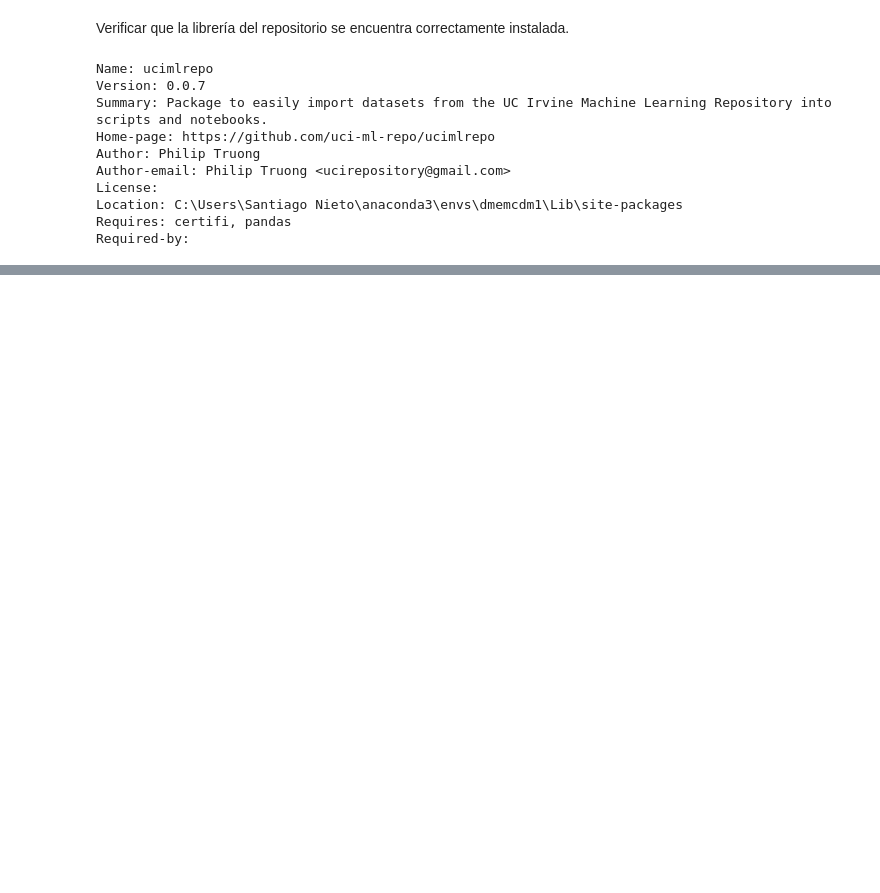
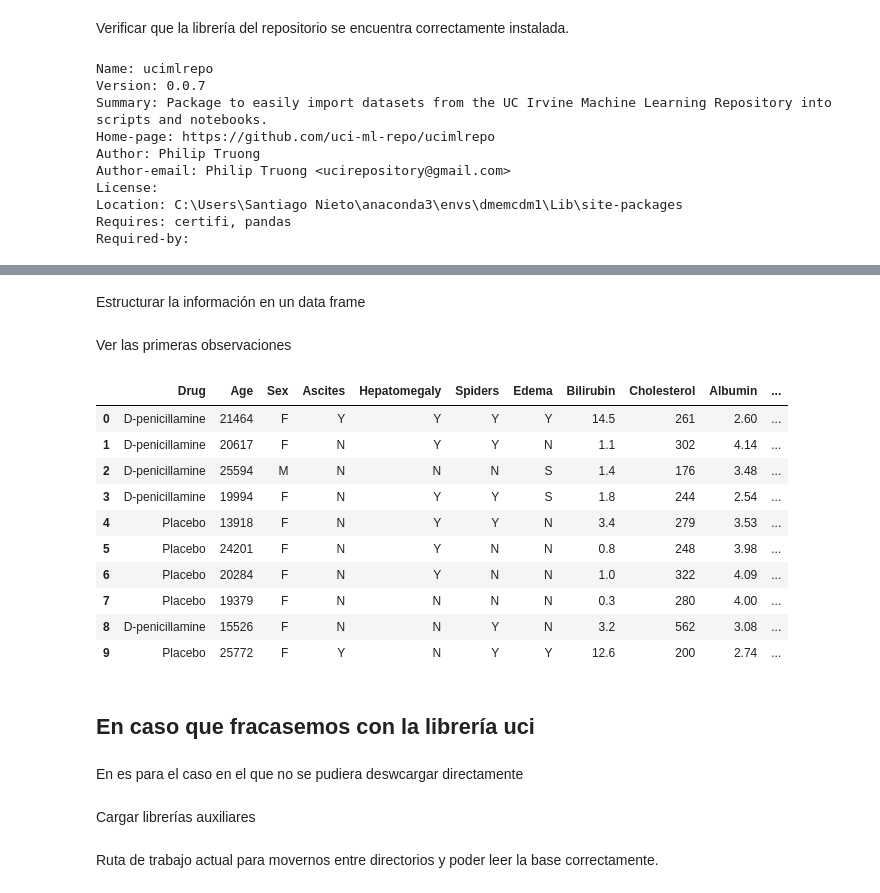
Before and after one commit to Grim1004/DMEMCDM1, a Jupyter notebook: python/cirrosis.ipynb, the cells around one changed output, grey strips where cells are left out. Saved outputs shown, nothing was run; the diff lists cells and outputs as text; code cells hidden in the pictures; blank space fills up the shorter version.

Commit message:
[UPDATE] Actualización notebook de cirrosis hasta donde nos quedamos en la clase

```diff
--- a/python/cirrosis.ipynb
+++ b/python/cirrosis.ipynb
@@ -67,0 +100,30 @@ Required-by:
+# %% [markdown]
+Estructurar la información en un data frame
+# %%
+import pandas as pd
+
+X = cirrhosis_patient_survival_prediction.data.features
+y = cirrhosis_patient_survival_prediction.data.targets
+cirrosis = pd.concat([X,y], axis=1)
+# %% [markdown]
+Ver las primeras observaciones
+# %%
+cirrosis.head(10)
+# %% [output]
+|  | Drug | Age | Sex | Ascites | Hepatomegaly | Spiders | Edema | Bilirubin | Cholesterol | Albumin | ... |
+| 0 | D-penicillamine | 21464 | F | Y | Y | Y | Y | 14.5 | 261 | 2.60 | ... |
+| 1 | D-penicillamine | 20617 | F | N | Y | Y | N | 1.1 | 302 | 4.14 | ... |
+| 2 | D-penicillamine | 25594 | M | N | N | N | S | 1.4 | 176 | 3.48 | ... |
+| 3 | D-penicillamine | 19994 | F | N | Y | Y | S | 1.8 | 244 | 2.54 | ... |
+| 4 | Placebo | 13918 | F | N | Y | Y | N | 3.4 | 279 | 3.53 | ... |
+| 5 | Placebo | 24201 | F | N | Y | N | N | 0.8 | 248 | 3.98 | ... |
+| 6 | Placebo | 20284 | F | N | Y | N | N | 1.0 | 322 | 4.09 | ... |
+| 7 | Placebo | 19379 | F | N | N | N | N | 0.3 | 280 | 4.00 | ... |
+| 8 | D-penicillamine | 15526 | F | N | N | Y | N | 3.2 | 562 | 3.08 | ... |
+| 9 | Placebo | 25772 | F | Y | N | Y | Y | 12.6 | 200 | 2.74 | ... |
+# %% [markdown]
+## En caso que fracasemos con la librería uci
+# %% [markdown]
+En es para el caso en el que no se pudiera deswcargar directamente
+# %% [markdown]
+Cargar librerías auxiliares
@@ -67,0 +135,2 @@ Required-by:
+# %% [markdown]
+Ruta de trabajo actual para movernos entre directorios y poder leer la base correctamente.
```
Also changed, not shown: parts of 39 cells of this notebook.
